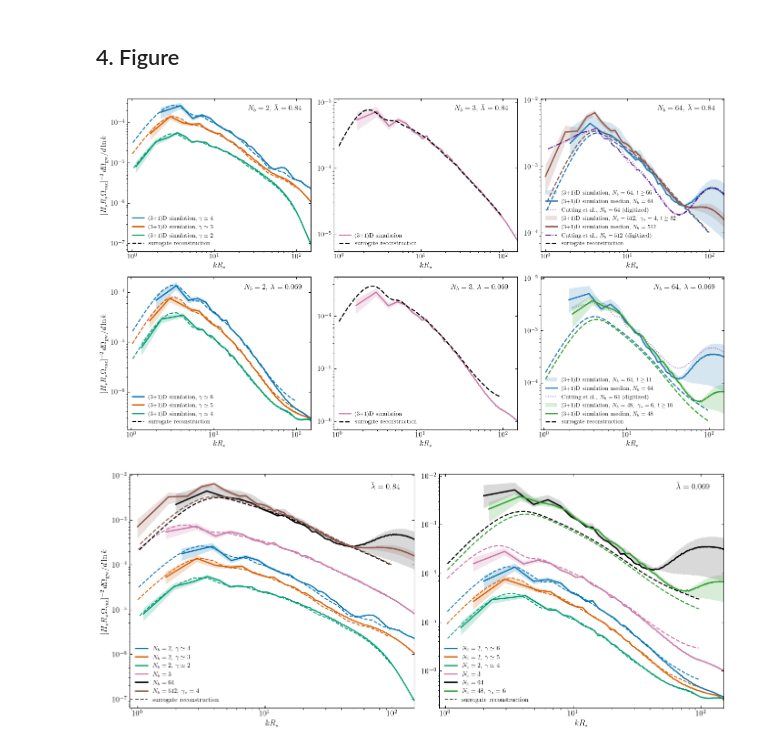
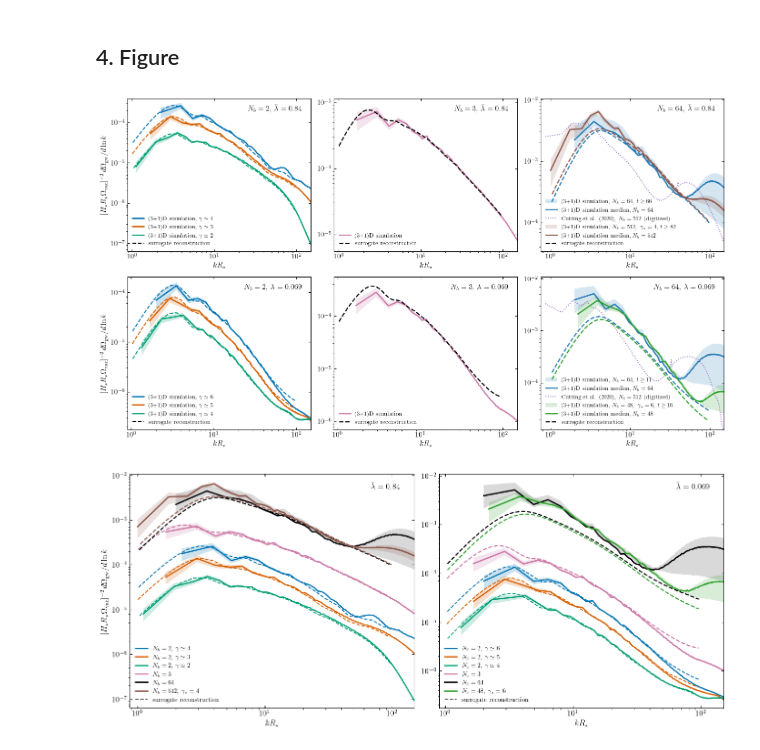
Before and after one commit to MSABuschmann/PhaseTransitionBuilder, a Jupyter notebook: notebooks/22_n2n3n64_surrogate_comparison.ipynb, the cells around one changed output. Saved outputs shown, nothing was run; the diff lists cells and outputs as text; code cells hidden in the pictures.

Commit message:
Fix Cutting et al. reference: use arXiv:2005.13537 Fig 10(d) instead of wrong Weir1802 Fig 15

```diff
--- a/notebooks/22_n2n3n64_surrogate_comparison.ipynb
+++ b/notebooks/22_n2n3n64_surrogate_comparison.ipynb
@@ -530,15 +530,20 @@ color_N512  = 'tab:brown'
 RECON_COLOR = 'black'
 X_MAX = 150.
 
-# Digitized Cutting et al. (Weir 1802...) Fig. 15 points, gamma~4, at
-# N_b=64 and N_b=512 -- already in kR_* / CHW units, no conversion needed
-# (see notebook 06's literature-comparison section for the same files).
-# Added temporarily for a quick sanity check against the literature, not
-# a permanent fixture of this figure.
+# Digitized Cutting, Escartin, Hindmarsh & Weir (arXiv:2005.13537) Fig. 10
+# panel (d), t/R_*=4.0, gamma_*=4.0 -- the largest simulation for each
+# lambda_bar (N_b=512 for lambda_bar=0.845 and 0.069). Vector-extracted
+# directly from the paper's PDF (path coordinates calibrated against the
+# panel's log-log axes frame), NOT the older Weir1802/Fig.15 N_b-scan data
+# (wrong reference paper -- that one doesn't cover our lambda_bar values).
+# Already in kR_*/CHW units, no conversion needed. Added temporarily for a
+# quick sanity check against the literature, not a permanent fixture.
 CUTTING_LIT_DIR = (REPO_ROOT / 'reference_codes' / 'FirstOrder_GW' /
-                   'collision_weights' / 'Weir1802')
-cutting_lit_b64 = np.loadtxt(CUTTING_LIT_DIR / 'fig15_gamma4_b64.txt', delimiter=',')
-cutting_lit_b512 = np.loadtxt(CUTTING_LIT_DIR / 'fig15_gamma4_b512.txt', delimiter=',')
+                   'collision_weights' / 'Weir2005')
+cutting_lit = {
+    0.84: np.loadtxt(CUTTING_LIT_DIR / 'fig10_gamma4_tR4.0_lb0.845.txt', delimiter=','),
+    0.069: np.loadtxt(CUTTING_LIT_DIR / 'fig10_gamma4_tR4.0_lb0.069.txt', delimiter=','),
+}
 
 
 def visible_extent(*xy_pairs, x_min=None, x_max=X_MAX):
@@ -614,11 +619,12 @@ for row_idx, lb in enumerate([0.84, 0.069]):
                                 (r64['kR_sh'], r64['y_max']),
                                 (r64['kR_recon'], r64['y_recon']))]
 
-    # Cutting et al. digitized Fig. 15, gamma~4, N_b=64 -- same gamma_* as
-    # our own N_b=64 realizations in both rows, plotted for reference.
-    ax.plot(cutting_lit_b64[:, 0], cutting_lit_b64[:, 1], color='tab:purple',
-            lw=1.4, ls=':', label='Cutting et al., $N_b=64$ (digitized)')
-    extents64.append(visible_extent((cutting_lit_b64[:, 0], cutting_lit_b64[:, 1])))
+    # Cutting et al. (2020) digitized Fig. 10(d), t/R_*=4.0, N_b=512,
+    # lambda_bar-matched -- plotted in both rows for reference.
+    lit = cutting_lit[lb]
+    ax.plot(lit[:, 0], lit[:, 1], color='tab:purple',
+            lw=1.4, ls=':', label=r'Cutting et al. (2020), $N_b=512$ (digitized)')
+    extents64.append(visible_extent((lit[:, 0], lit[:, 1])))
 
     if lb == 0.069:
         # second, independent realization: N_b=48, gamma_*=6 -- plotted
@@ -636,40 +642,34 @@ for row_idx, lb in enumerate([0.84, 0.069]):
 
     if lb == 0.84:
         # second, independent realization: N_b=512, gamma_*=4 -- plotted
         # alongside the N_b=64 case, not instead of it.
         r512 = n64_results_N512
         ax.fill_between(r512['kR_sh'], r512['y_min'], r512['y_max'],
                         color=color_N512, alpha=0.18, linewidth=0,
                         label=rf'(3+1)D simulation, $N_b=512,\ \gamma_*=4$, $t\geq{r512["t_range"][0]:.0f}$')
         ax.plot(r512['kR_sh'], r512['y_median'], color=color_N512, lw=2,
                 label='(3+1)D simulation median, $N_b=512$')
         ax.plot(r512['kR_recon'], r512['y_recon'], color=color_N512, lw=1.8, ls='--')
         extents64.append(visible_extent((r512['kR_sh'], r512['y_min']),
                                         (r512['kR_sh'], r512['y_max']),
                                         (r512['kR_recon'], r512['y_recon'])))
 
-        # Cutting et al. digitized Fig. 15, gamma~4, N_b=512 -- matches
-        # our N_b=512 addition above, only relevant in this row.
-        ax.plot(cutting_lit_b512[:, 0], cutting_lit_b512[:, 1], color='indigo',
-                lw=1.4, ls='-.', label='Cutting et al., $N_b=512$ (digitized)')
-        extents64.append(visible_extent((cutting_lit_b512[:, 0], cutting_lit_b512[:, 1])))
-
     ax.plot([], [], color=RECON_COLOR, lw=1.8, ls='--', label='surrogate reconstruction')
 
     x_min = min(e[0] for e in extents64)
     ymin = min(e[1] for e in extents64)
     ymax = max(e[2] for e in extents64)
     style_panel(ax, x_min, ymin, ymax, rf'$N_b=64$,  $\bar\lambda={lb}$')
 
 ylabel = r'$[H_*R_*\Omega_{\rm vac}]^{-2}\,d\Omega_{\rm gw}/d\ln k$'
 axes[0, 0].set_ylabel(ylabel, fontsize=12)
 axes[1, 0].set_ylabel(ylabel, fontsize=12)
 
 fig.tight_layout()
 fig.savefig(PLOTS_DIR / 'n2n3n64_surrogate_grid.pdf', bbox_inches='tight')
 plt.show()
 # %% [output]
-[figure, old version]
+[figure, new version]
 # %%
 # --- Combined view: N=2/N=3/N=64 all on one panel per lambda_bar ---
 fig2, axes2 = plt.subplots(1, 2, figsize=(13, 5.5))
```
Also changed, not shown: 2 other files.
